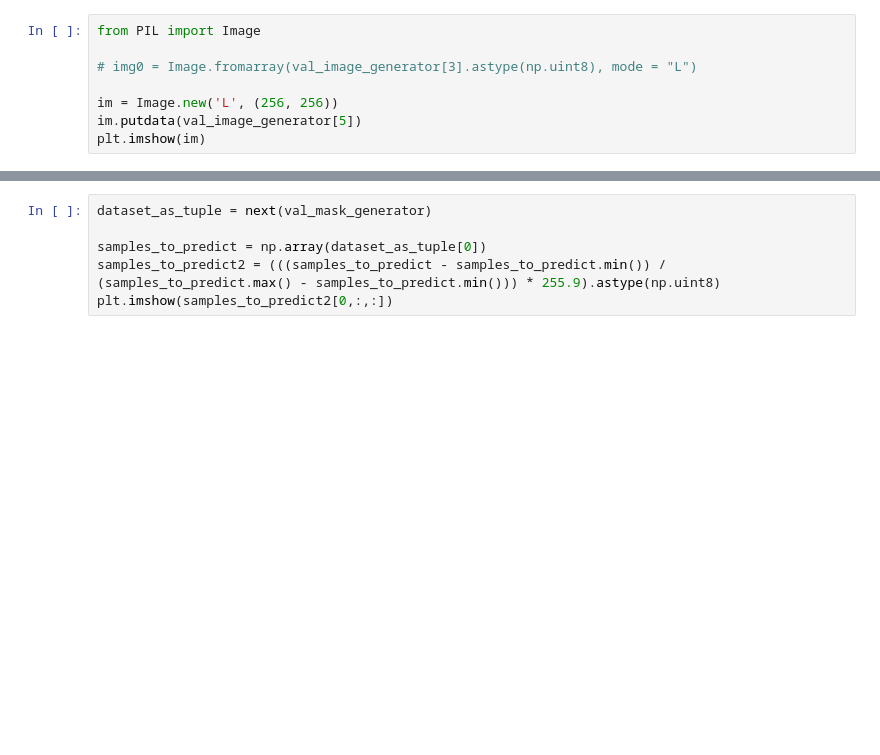
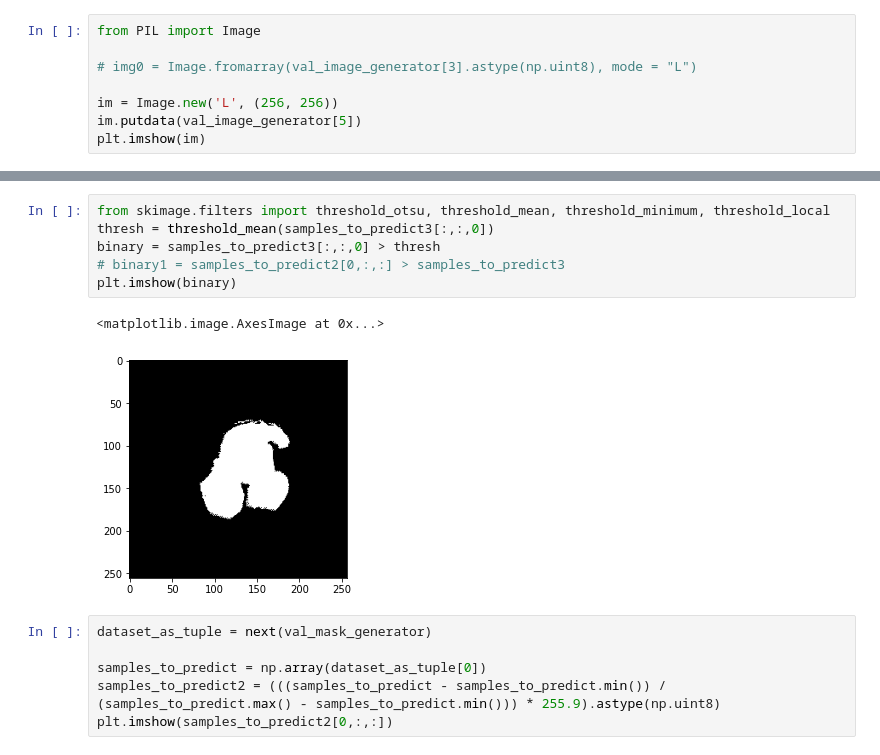
Before and after one commit to siminpan/MOSJ-3DCT, a Jupyter notebook: python/03_u-net.run.ipynb, the cells around one changed output, grey strips where cells are left out. Cells and saved outputs as stored; diff of their text form; blank space fills up the shorter version.

```diff
--- a/python/03_u-net.run.ipynb
+++ b/python/03_u-net.run.ipynb
@@ -413,3 +370,12 @@ plt.imshow(samples_to_predict5[:,:,0])
+# %%
+from skimage.filters import threshold_otsu, threshold_mean, threshold_minimum, threshold_local
+thresh = threshold_mean(samples_to_predict3[:,:,0])
+binary = samples_to_predict3[:,:,0] > thresh
+# binary1 = samples_to_predict2[0,:,:] > samples_to_predict3
+plt.imshow(binary)
+# %% [output]
+<matplotlib.image.AxesImage at 0x...>
+[figure, added]
 # %%
 dataset_as_tuple = next(val_mask_generator)
 
```
Also changed, not shown: parts of 27 cells of this notebook, 6 other files.
